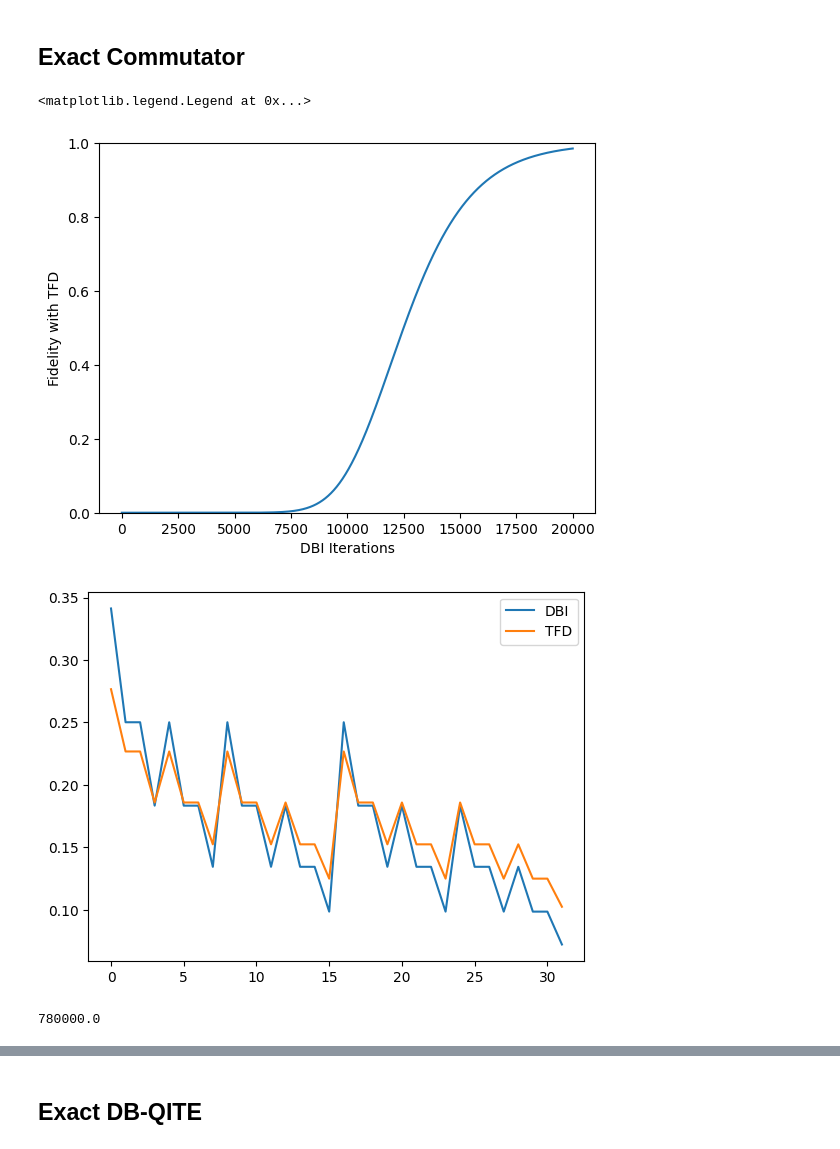
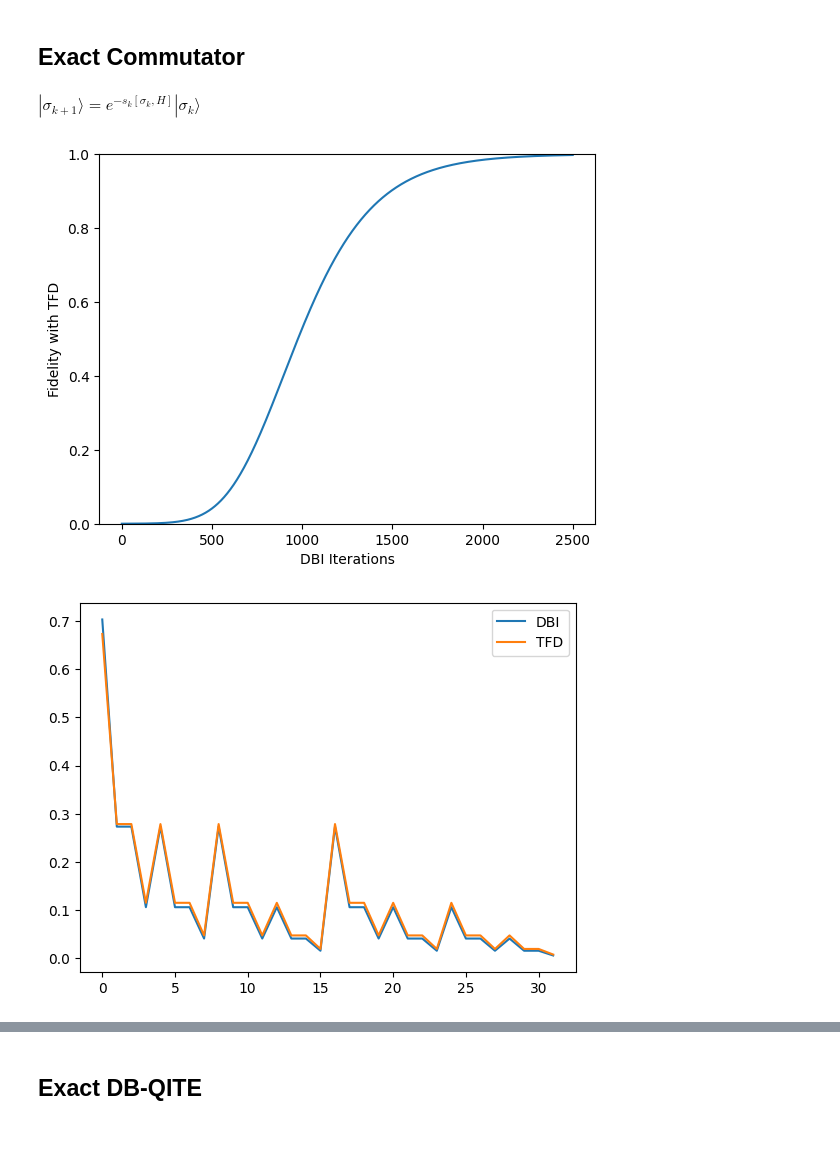
Before and after one commit to wrightjandrew/Master-Project, a Jupyter notebook: TFD.ipynb, the cells around one changed output, grey strips where cells are left out. Drawn from its saved outputs; the diff is of its cells as text; code cells hidden in the pictures.

```diff
--- a/TFD.ipynb
+++ b/TFD.ipynb
@@ -8,7 +8,7 @@ import matplotlib.pyplot as plt
 from tqdm import tqdm
 # %%
 nqubits = 5
-H_def = sum([ -2*Z(x) + 10*X(x)  for x in range(nqubits)])
+H_def = sum([ -Z(x) + X(x)  for x in range(nqubits)])
 # H_def = sum([ Z(x)*Z(x+1) +X(x) for x in range(nqubits-1)])
 H = hamiltonians.SymbolicHamiltonian(H_def).matrix
 # %% [output]
@@ -72,10 +66,18 @@ plt.show()
 # %% [markdown]
 ## Exact Commutator
+# %% [markdown]
+$|\sigma_{k+1} \rangle = e^{-s_k [\sigma_k, H]}|\sigma_k \rangle$
 # %%
 def commutator(A,B):
+    """
+    Commutator of two matrices A and B.
+    """
     return A@B - B@A
 
 def defaultStep(H):
+    """
+    Step size guaranteeing decrease $s = \frac{\Delta}{12\|H\|^3}$.
+    """
     eigs = sp.linalg.eigvalsh(H)
     delta = eigs[1]-eigs[0]
     norm = eigs[-1]
@@ -83,6 +85,9 @@ def defaultStep(H):
     return s
 
 def DBI(iters, H, step, state):
+    """
+    DBI iterations using the commutator with the Hamiltonian.
+    """
     rho = np.outer(state, state.conj())
     newState = np.empty((iters+1,len(state)), dtype=complex)
     newState[0] = state
@@ -94,38 +99,38 @@ def DBI(iters, H, step, state):
     return newState
 
 def UJFidelity(state1, state2):
+    """
+    Uhlmann-Josza fidelity between two states.
+    """
     rho = np.outer(state1, state1.conj())
     sigma = np.outer(state2, state2.conj())
     return np.trace(sp.linalg.sqrtm(sp.linalg.sqrtm(rho)@sigma@sp.linalg.sqrtm(rho)))**2
 # %%
 state = maxEntangledState(nqubits)
 step = defaultStep(H)
-iters = 20000
+iters = 2500
 
 newState = DBI(iters, H, step, state)
 
 fidelity = np.zeros(iters)
 for i in range(iters):
     fidelity[i] = np.abs(UJFidelity(tfd[-1,:], newState[i,:]))
 
 plt.figure()
 plt.plot(fidelity)
 plt.xlabel('DBI Iterations')
 plt.ylabel('Fidelity with TFD')
 plt.ylim(0,1)
+plt.show()
 
 
 plt.figure()
 plt.plot(np.abs(newState[-1,:]),label='DBI')
 plt.plot(np.abs(tfd[-1,:]), label='TFD')
 plt.legend()
+plt.show()
 # %% [output]
-<matplotlib.legend.Legend at 0x...>
-[figure, old version]
+[figure, new version]
-[figure, old version]
+[figure, new version]
-# %%
-10/defaultStep(H)
-# %% [output]
-780000.0
 # %%
 state = maxEntangledState(nqubits)
```
Also changed, not shown: parts of 13 cells of this notebook.
